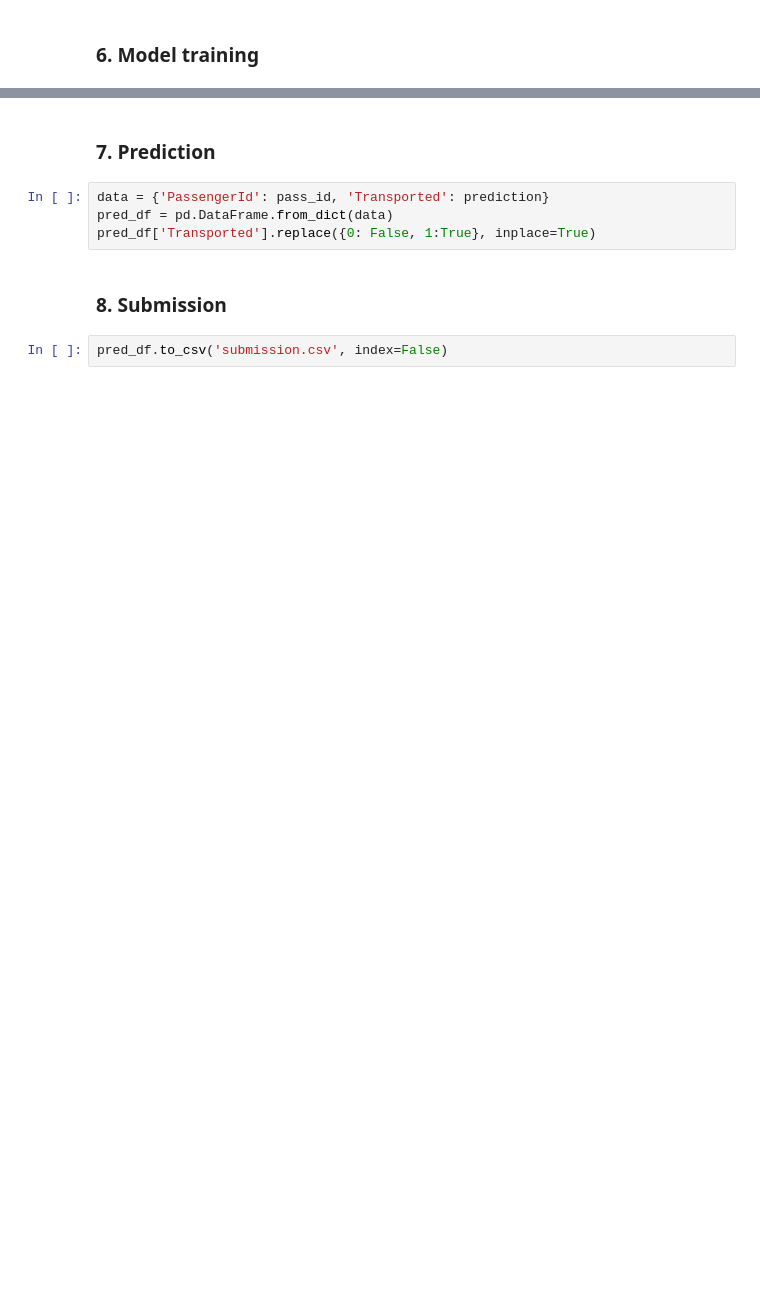
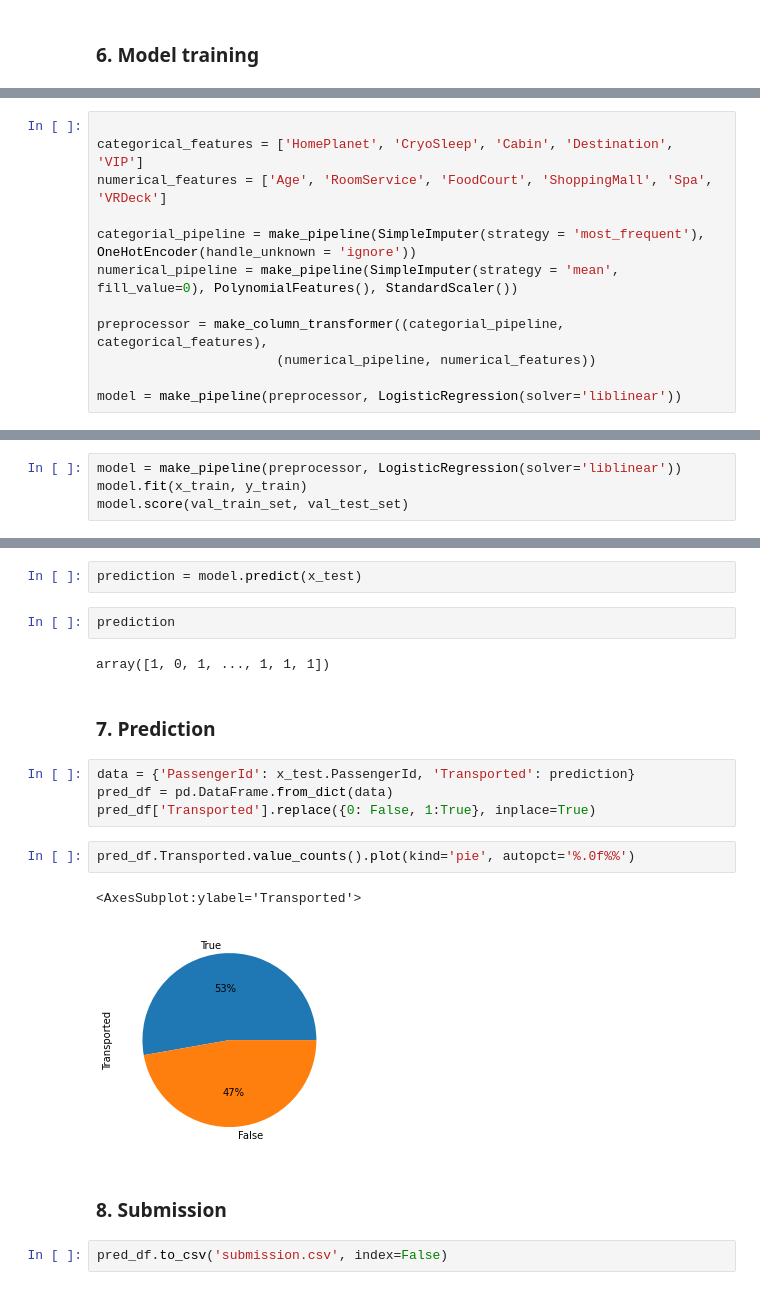
Before and after one commit to Steven-Maurice/projet_8_kaggle, a Jupyter notebook: spaceship-titanic.ipynb, the cells around one changed output, grey strips where cells are left out. Cells and saved outputs as stored; diff of their text form; blank space fills up the shorter version.

```diff
--- a/spaceship-titanic.ipynb
+++ b/spaceship-titanic.ipynb
@@ -286,0 +218,12 @@ prediction = LR.predict(x_test)
+# %%
+
+categorical_features = ['HomePlanet', 'CryoSleep', 'Cabin', 'Destination', 'VIP']
+numerical_features = ['Age', 'RoomService', 'FoodCourt', 'ShoppingMall', 'Spa', 'VRDeck']
+
+categorial_pipeline = make_pipeline(SimpleImputer(strategy = 'most_frequent'), OneHotEncoder(handle_unknown = 'ignore'))
+numerical_pipeline = make_pipeline(SimpleImputer(strategy = 'mean', fill_value=0), PolynomialFeatures(), StandardScaler())
+
+preprocessor = make_column_transformer((categorial_pipeline, categorical_features),
+                       (numerical_pipeline, numerical_features))
+
+model = make_pipeline(preprocessor, LogisticRegression(solver='liblinear'))
@@ -286,0 +294,4 @@ prediction = LR.predict(x_test)
+# %%
+model = make_pipeline(preprocessor, LogisticRegression(solver='liblinear'))
+model.fit(x_train, y_train)
+model.score(val_train_set, val_test_set)
@@ -287,9 +344,20 @@ prediction = LR.predict(x_test)
+# %%
+prediction = model.predict(x_test)
+# %%
+prediction
+# %% [output]
+array([1, 0, 1, ..., 1, 1, 1])
 # %% [markdown]
 ### 7. Prediction
 # %%
-data = {'PassengerId': pass_id, 'Transported': prediction}
+data = {'PassengerId': x_test.PassengerId, 'Transported': prediction}
 pred_df = pd.DataFrame.from_dict(data)
 pred_df['Transported'].replace({0: False, 1:True}, inplace=True)
+# %%
+pred_df.Transported.value_counts().plot(kind='pie', autopct='%.0f%%')
+# %% [output]
+<AxesSubplot:ylabel='Transported'>
+[figure, added]
 # %% [markdown]
 ### 8. Submission
 # %%
```
Also changed, not shown: parts of 37 cells of this notebook.
